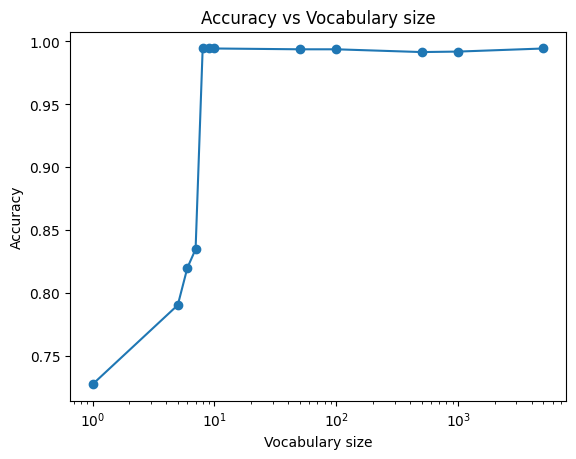
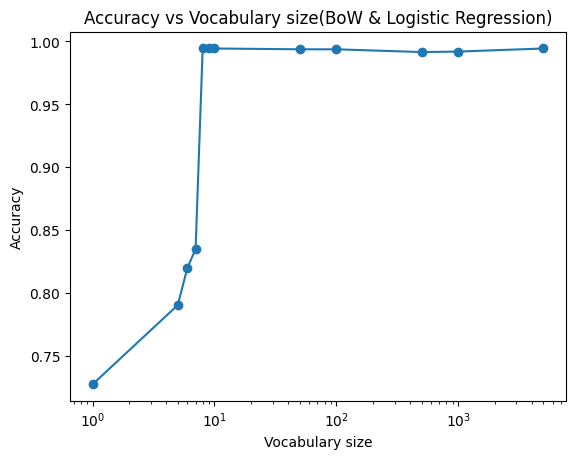
The change to this notebook cell's code, shown as a diff; its figure went from the first image to the second:
--- before
+++ after
@@ -21,5 +21,7 @@
 plt.xlabel("Vocabulary size")
 plt.ylabel("Accuracy")
-plt.title("Accuracy vs Vocabulary size")
+plt.title("Accuracy vs Vocabulary size(BoW & Logistic Regression)")
 plt.xscale("log")
 plt.show
+
+plt.savefig("../Figures/BoW&LogisticRegression_accuracy_vs_vocab_size.png",dpi=300, bbox_inches="tight")

Commit: グラフの画像を追加